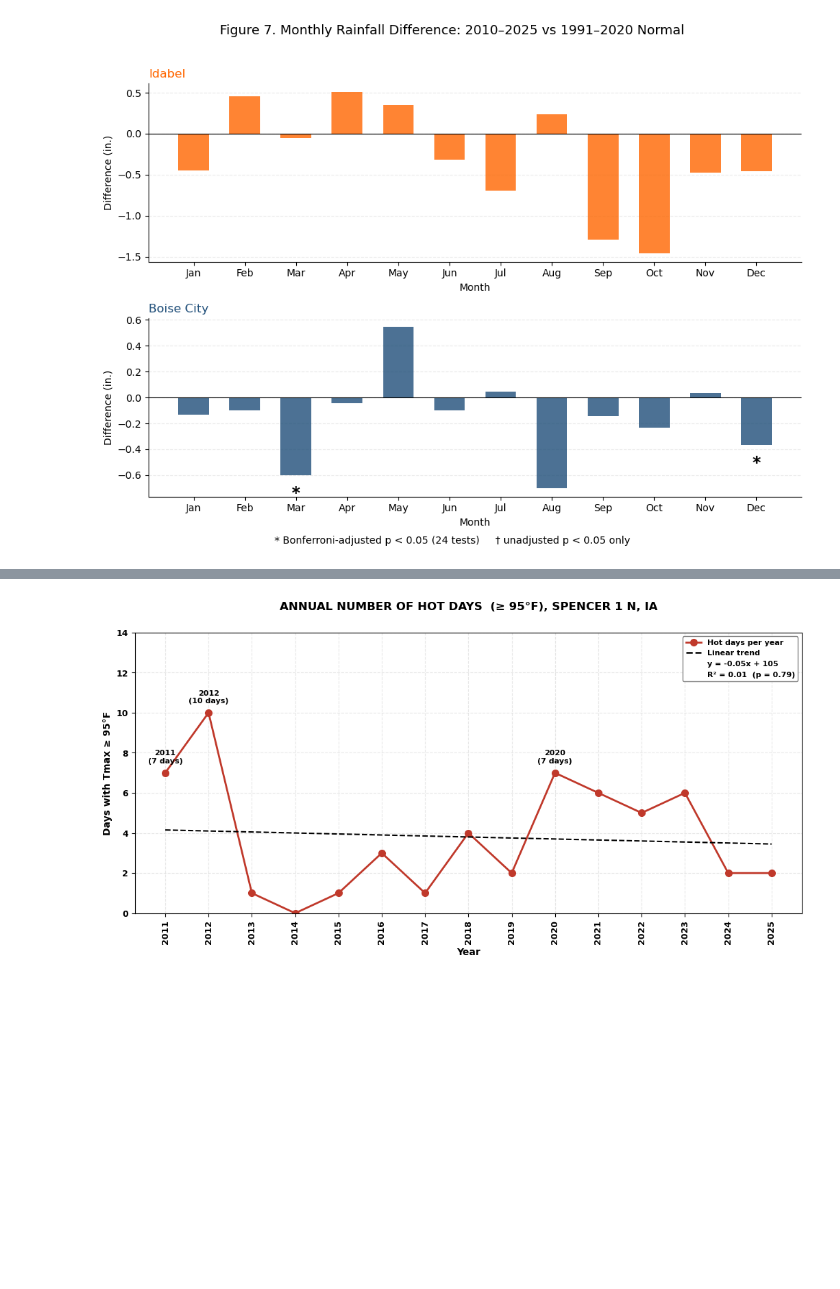
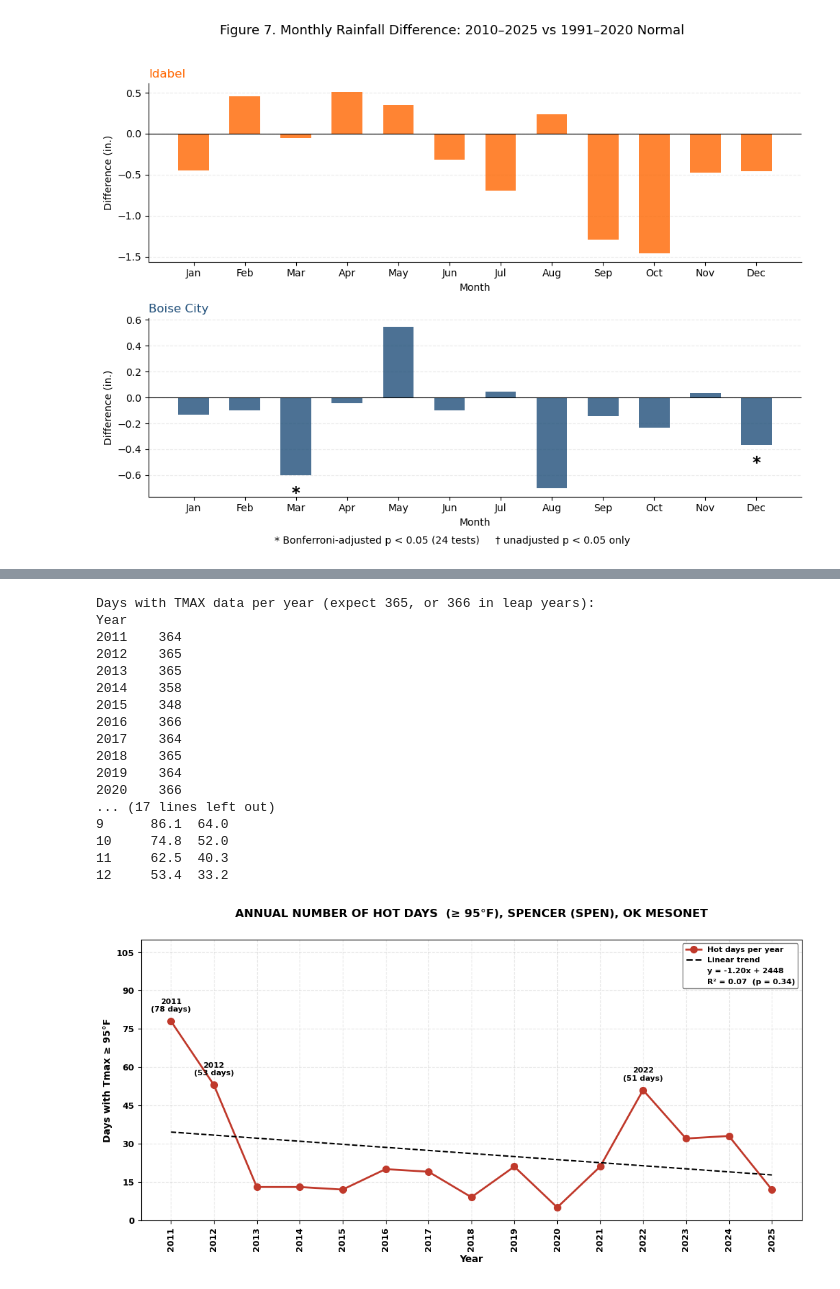
Before and after one commit to damponsah20/FS, a Jupyter notebook: Fact-Sheet_codes.ipynb, the cells around one changed output, grey strips where cells are left out. Cells and saved outputs as stored; diff of their text form; code cells hidden in the pictures; blank space fills up the shorter version.

```diff
--- a/Fact-Sheet_codes.ipynb
+++ b/Fact-Sheet_codes.ipynb
@@ -1164,20 +1166,35 @@ import pandas as pd
 import numpy as np
 import matplotlib.pyplot as plt
 from matplotlib.lines import Line2D
+from matplotlib.ticker import MaxNLocator
 from scipy import stats
 
+STATION = 'SPENCER (SPEN), OK MESONET'
+
 # ---- Load and clean ----
-spencer = pd.read_excel('SPENCER_1N.xlsx')
+spencer = pd.read_csv('SPENCER_DAILY.csv')
 spencer.columns = spencer.columns.str.strip()
-spencer['Date'] = pd.to_datetime(spencer['Date'])
+
+
+spencer['Date'] = pd.to_datetime(
+    spencer[['YEAR', 'MONTH', 'DAY']].rename(
+        columns={'YEAR': 'year', 'MONTH': 'month', 'DAY': 'day'}))
 spencer['Year'] = spencer['Date'].dt.year
 
-# "T" (trace) precipitation -> 0 (needed for later figures)
-spencer['Precipitation'] = pd.to_numeric(
-    spencer['Precipitation'].replace('T', 0), errors='coerce')
+
+for col in ['TMAX', 'TMIN', 'RAIN']:
+    spencer[col] = pd.to_numeric(spencer[col], errors='coerce')
+    spencer.loc[spencer[col] <= -900, col] = np.nan
+
+
+print('Days with TMAX data per year (expect 365, or 366 in leap years):')
+print(spencer.groupby('Year')['TMAX'].count().to_string())
+print('\nMonthly mean TMAX / TMIN (should look like °F for Oklahoma):')
+print(spencer.groupby('MONTH')[['TMAX', 'TMIN']].mean().round(1).to_string())
+print()
 
 # ---- Count hot days (Tmax >= 95°F) per year ----
-hot_days = (spencer['MaxTemperature'] >= 95).groupby(spencer['Year']).sum()
+hot_days = (spencer['TMAX'] >= 95).groupby(spencer['Year']).sum()
 years = hot_days.index.values
 counts = hot_days.values
 
@@ -1199,41 +1216,53 @@ for y, c in sorted(zip(years, counts), key=lambda t: -t[1])[:3]:
 # One combined legend block: lines + equation + R²
 handles = [
     Line2D([], [], color='#c0392b', marker='o', lw=2, ms=7),
     Line2D([], [], color='black', ls='--', lw=1.8),
     Line2D([], [], ls='None'),
     Line2D([], [], ls='None'),
 ]
 labels = [
     'Hot days per year',
     'Linear trend',
     f'y = {slope:.2f}x {sign} {abs(intercept):.0f}',
     f'R² = {r2:.2f}  (p = {p:.2f})',
 ]
 ax.legend(handles, labels, loc='upper right', frameon=True, framealpha=1,
           edgecolor='gray', prop={'weight': 'bold', 'size': 8})
 
 ax.set_xlabel('Year', fontweight='bold')
 ax.set_ylabel('Days with Tmax ≥ 95°F', fontweight='bold')
-ax.set_title('ANNUAL NUMBER OF HOT DAYS  (≥ 95°F), SPENCER 1 N, IA',
-              fontweight='bold',y=1.06)
+ax.set_title(f'ANNUAL NUMBER OF HOT DAYS  (≥ 95°F), {STATION}',
+             fontweight='bold', y=1.06)
 ax.set_xticks(years)
 ax.tick_params(axis='x', rotation=90)
-ax.set_ylim(0, 14)
-ax.grid(alpha=0.3,linestyle='--')
+ax.set_ylim(0, max(np.ceil(counts.max() * 1.4), 5))
+ax.yaxis.set_major_locator(MaxNLocator(integer=True))
+ax.grid(alpha=0.3, linestyle='--')
 
 # Bold tick labels
 for lbl in ax.get_xticklabels() + ax.get_yticklabels():
     lbl.set_fontweight('bold')
     lbl.set_fontsize(9)
 
 fig.tight_layout()
 fig.savefig('fig1_hot_days.png', dpi=300)
 plt.show()
-
-# # ---- Results ----
-# print(f'Trend: {slope:+.2f} hot days per year ({slope*10:+.1f} per decade)')
-# print(f'R² = {r2:.2f}, p = {p:.2f}')
-# print(f'Mean: {counts.mean():.1f} days/yr, range {counts.min()} to {counts.max()}')
-# print('Hottest years:', hot_days.sort_values(ascending=False).head(3).to_dict())
 # %% [output]
+Days with TMAX data per year (expect 365, or 366 in leap years):
+Year
+2011    364
+2012    365
+2013    365
+2014    358
+2015    348
+2016    366
+2017    364
+2018    365
+2019    364
+2020    366
+... (17 lines left out)
+9      86.1  64.0
+10     74.8  52.0
+11     62.5  40.3
+12     53.4  33.2
-[figure, old version]
+[figure, new version]
```
Also changed, not shown: parts of 9 cells of this notebook, 7 other files.
